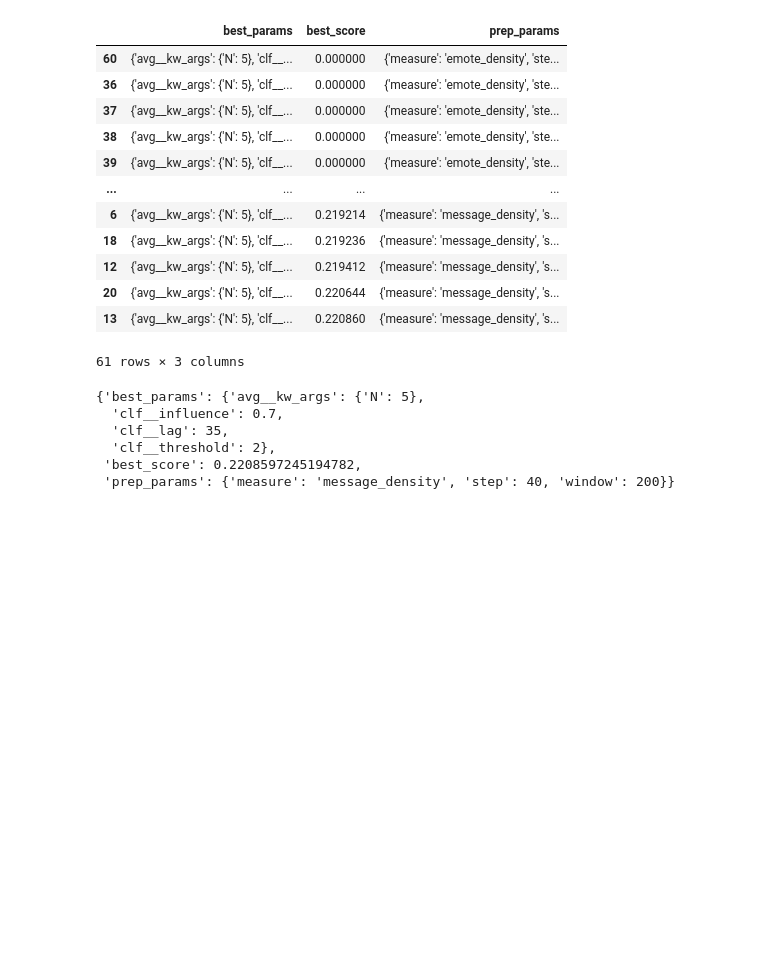
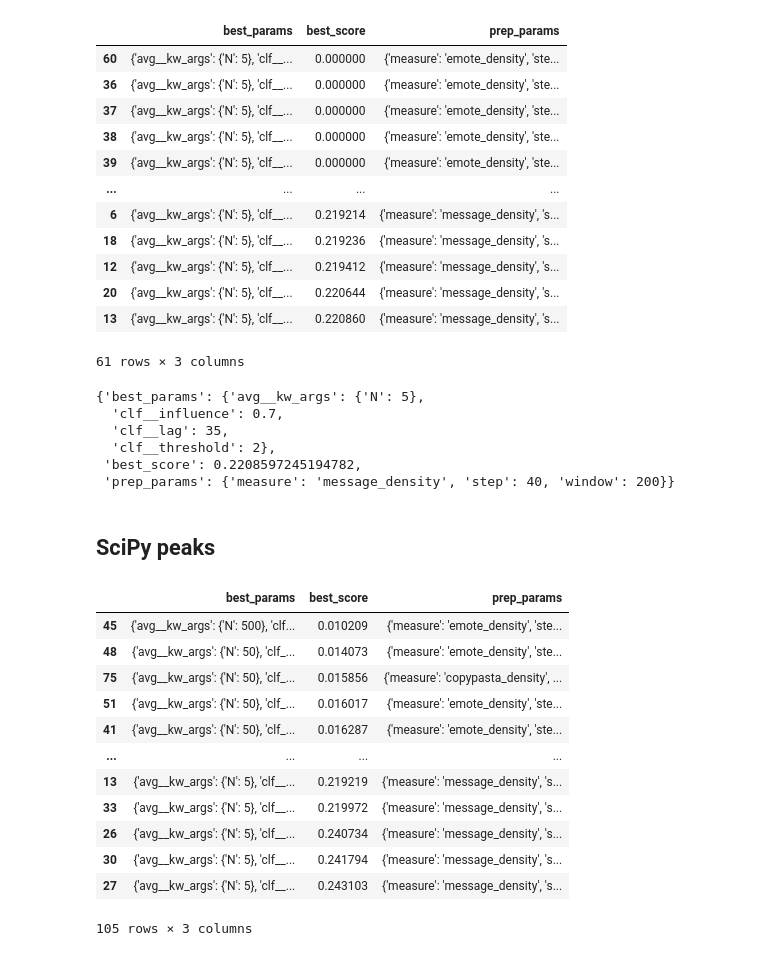
Before and after one commit to maugl/chat-highlight-detection, a Jupyter notebook: baselines/BaselineFineTuningResults.ipynb, the cells around one changed output. Drawn from its saved outputs; the diff is of its cells as text; code cells hidden in the pictures; blank space fills up the shorter version.

```diff
--- a/baselines/BaselineFineTuningResults.ipynb
+++ b/baselines/BaselineFineTuningResults.ipynb
@@ -4,4 +6,4 @@ import pandas as pd
 # %%
 with open("../data/analysis/baselines/grid_search/GridSearchCV_RealTimePeakPredictor_20220330_15_17_11_PART_60.json") as in_file:
-    data = json.load(in_file)
+    data_rtpp = json.load(in_file)
 # %%
@@ -31,3 +33,26 @@ data[13]
   'clf__threshold': 2},
  'best_score': 0.2208597245194782,
  'prep_params': {'measure': 'message_density', 'step': 40, 'window': 200}}
+# %% [markdown]
+## SciPy peaks
+# %%
+with open("../data/analysis/baselines/grid_search/GridSearchCV_ScipyPeaks_20220330_12_52_44.json") as in_file:
+    data_spp = json.load(in_file)
+# %%
+df = pd.DataFrame.from_records(data_spp)
+# %%
+df.sort_values("best_score")
+# %% [output]
+|  | best_params | best_score | prep_params |
+| 45 | {'avg__kw_args': {'N': 500}, 'clf... | 0.010209 | {'measure': 'emote_density', 'ste... |
+| 48 | {'avg__kw_args': {'N': 50}, 'clf_... | 0.014073 | {'measure': 'emote_density', 'ste... |
+| 75 | {'avg__kw_args': {'N': 50}, 'clf_... | 0.015856 | {'measure': 'copypasta_density', ... |
+| 51 | {'avg__kw_args': {'N': 50}, 'clf_... | 0.016017 | {'measure': 'emote_density', 'ste... |
+| 41 | {'avg__kw_args': {'N': 50}, 'clf_... | 0.016287 | {'measure': 'emote_density', 'ste... |
+| ... | ... | ... | ... |
+| 13 | {'avg__kw_args': {'N': 5}, 'clf__... | 0.219219 | {'measure': 'message_density', 's... |
+| 33 | {'avg__kw_args': {'N': 5}, 'clf__... | 0.219972 | {'measure': 'message_density', 's... |
+| 26 | {'avg__kw_args': {'N': 5}, 'clf__... | 0.240734 | {'measure': 'message_density', 's... |
+| 30 | {'avg__kw_args': {'N': 5}, 'clf__... | 0.241794 | {'measure': 'message_density', 's... |
+| 27 | {'avg__kw_args': {'N': 5}, 'clf__... | 0.243103 | {'measure': 'message_density', 's... |
+105 rows × 3 columns
```
Also changed, not shown: parts of 4 cells of this notebook, 23 other files.
